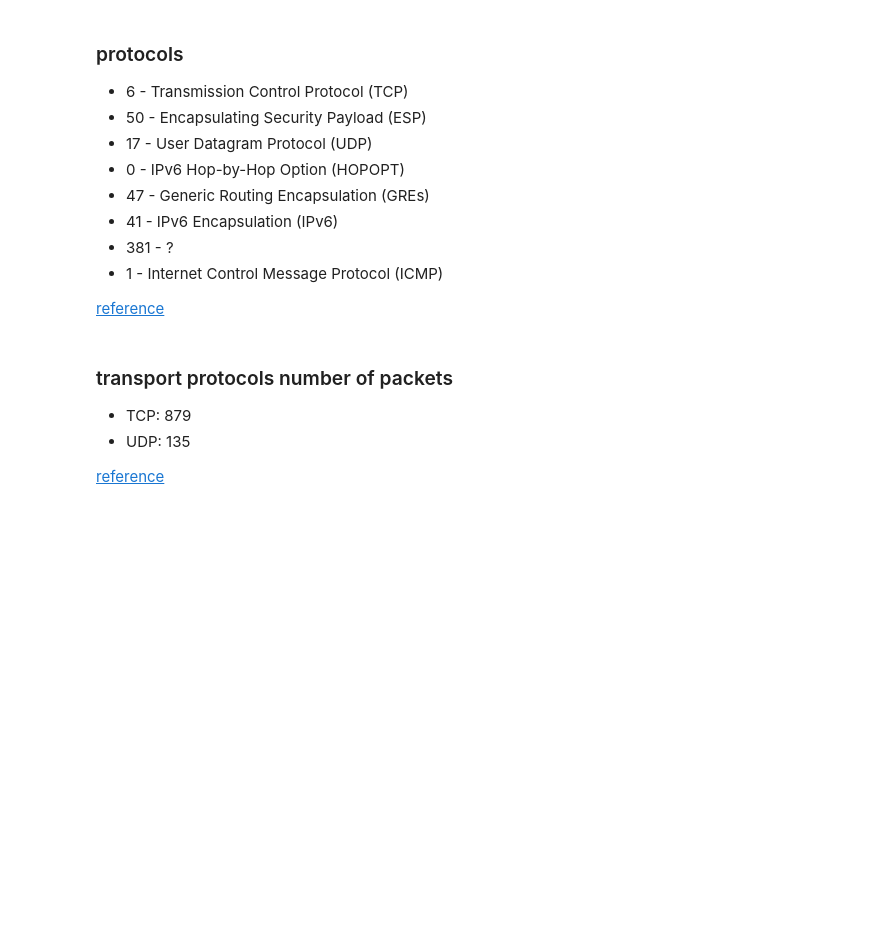
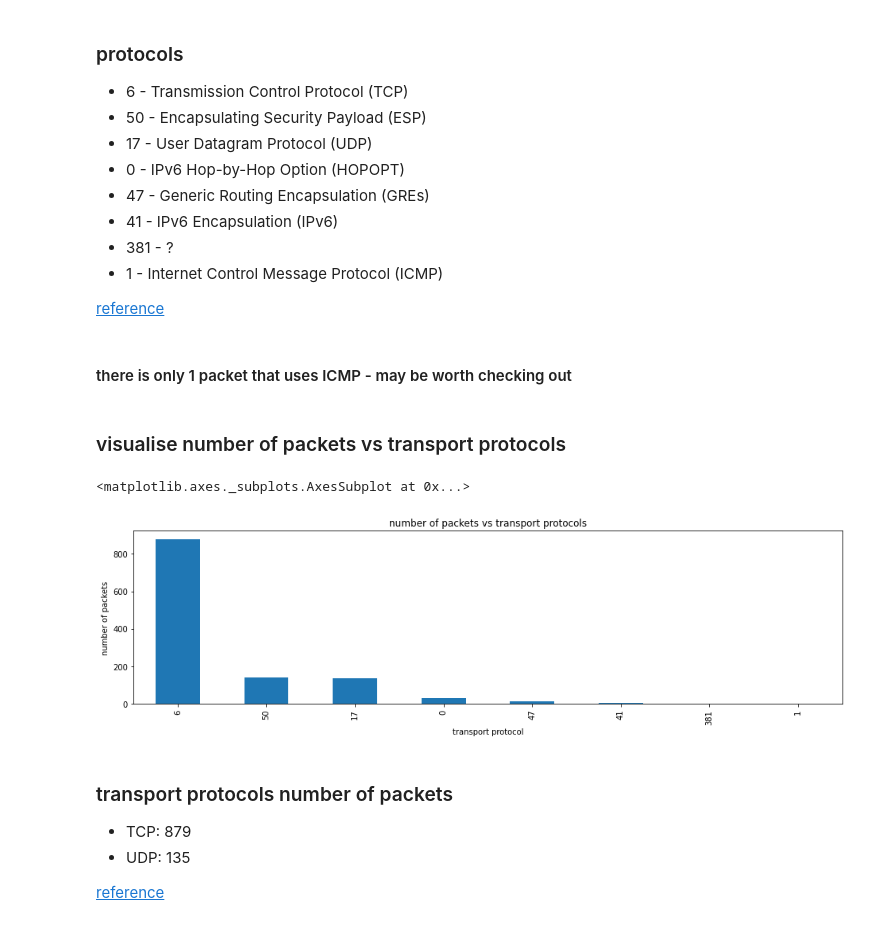
Before and after one commit to NgoJunHaoJason/CZ3006, a Jupyter notebook: lab_4/analyse_small_data.ipynb, the cells around one changed output. Cells and saved outputs as stored; diff of their text form; code cells hidden in the pictures; blank space fills up the shorter version.

```diff
--- a/lab_4/analyse_small_data.ipynb
+++ b/lab_4/analyse_small_data.ipynb
@@ -158,6 +187,21 @@ Name: ip_protocol, dtype: int64
 - 1 - Internet Control Message Protocol (ICMP)
 
 [reference](https://en.wikipedia.org/wiki/List_of_IP_protocol_numbers)
+# %% [markdown]
+#### there is only 1 packet that uses ICMP - may be worth checking out
+# %% [markdown]
+### visualise number of packets vs transport protocols
+# %%
+plt.figure(figsize=(16.0, 4.0))
+
+plt.title('number of packets vs transport protocols')
+plt.xlabel('transport protocol')
+plt.ylabel('number of packets')
+
+dataframe.ip_protocol.value_counts().plot(kind='bar')
+# %% [output]
+<matplotlib.axes._subplots.AxesSubplot at 0x...>
+[figure, added]
 # %% [markdown]
 ### transport protocols number of packets
 
```
Also changed, not shown: parts of 22 cells of this notebook.
